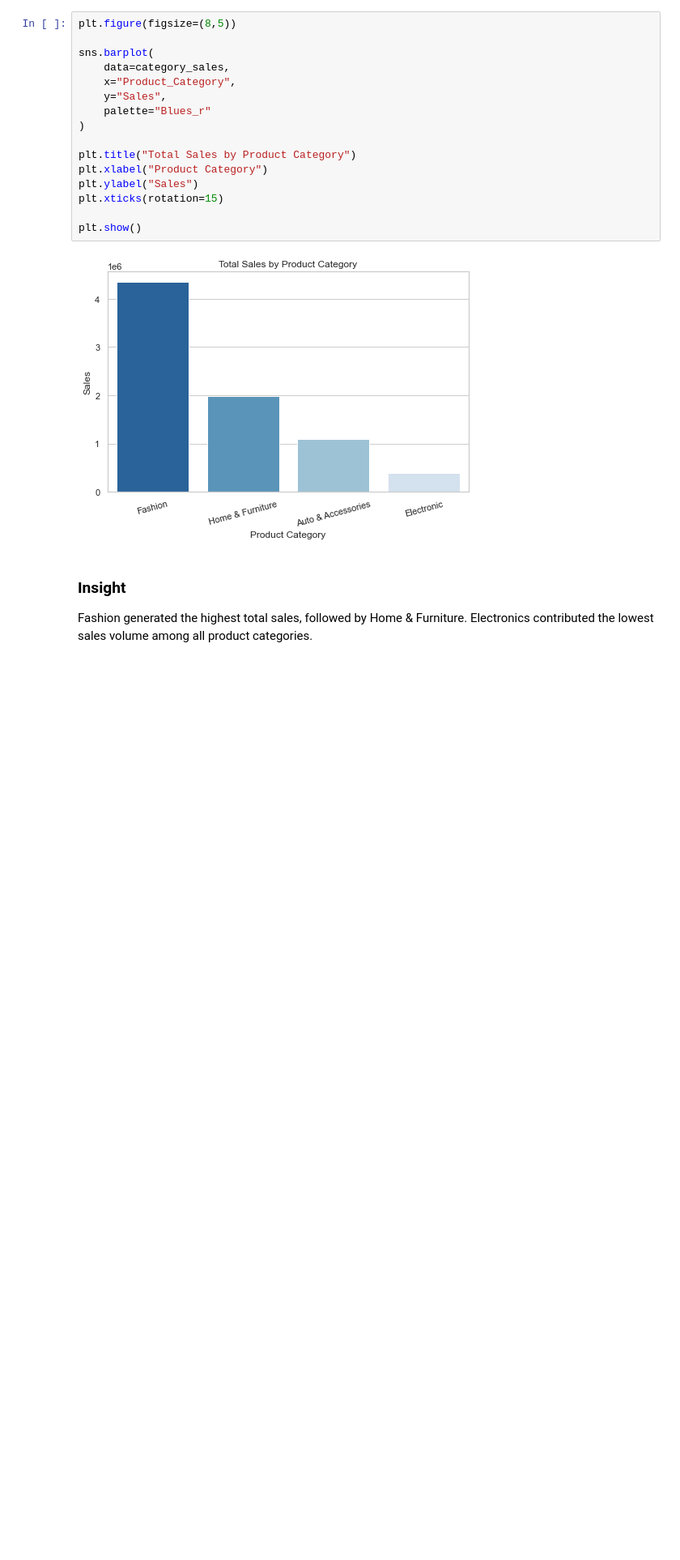
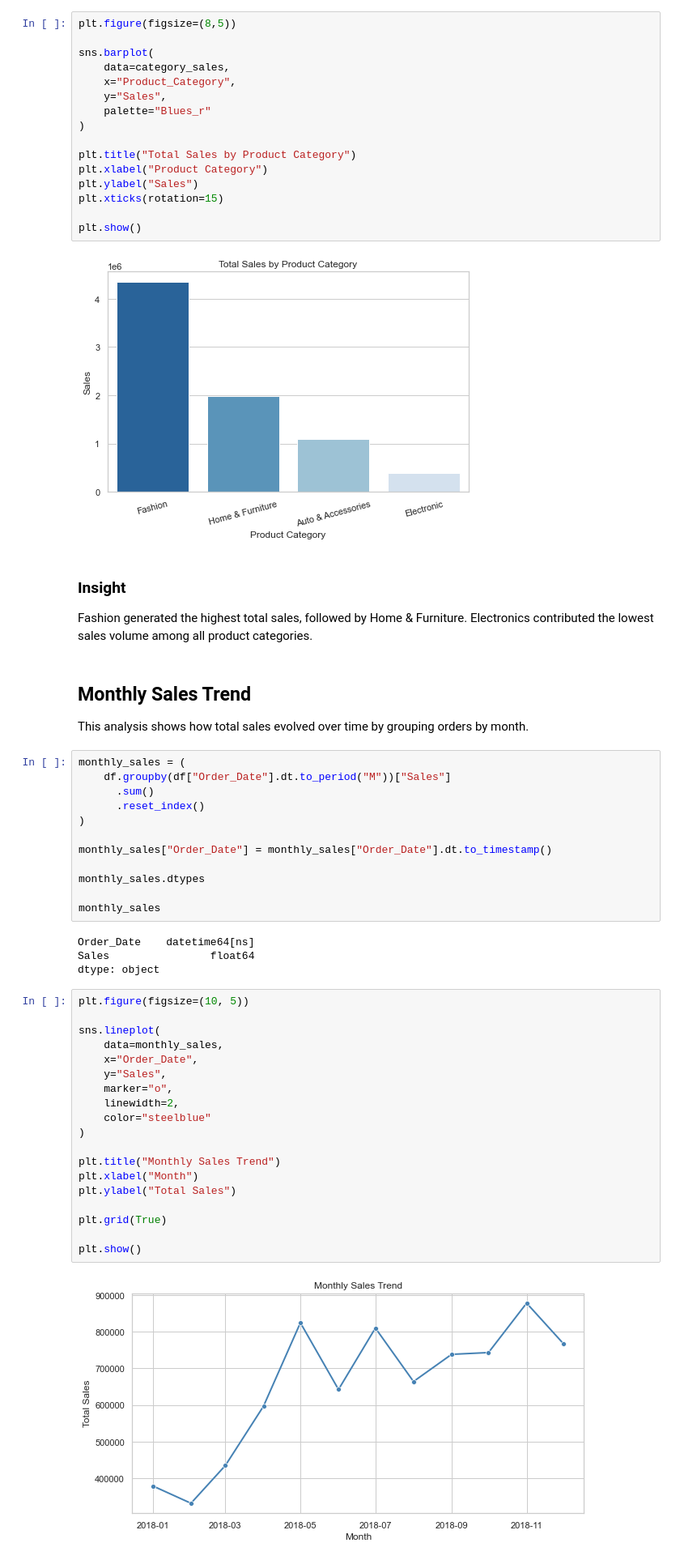
Before and after one commit to PaneloMartin/retail-sales-analysis, a Jupyter notebook: notebooks/01_data_exploration.ipynb, the cells around one changed output. Shown at 81% size. Drawn from its saved outputs; the diff is of its cells as text; blank space fills up the shorter version.

Commit message:
Complete exploratory sales analysis

```diff
--- a/notebooks/01_data_exploration.ipynb
+++ b/notebooks/01_data_exploration.ipynb
@@ -293,3 +293,44 @@ plt.show()
 
 Fashion generated the highest total sales, followed by Home & Furniture.
 Electronics contributed the lowest sales volume among all product categories.
+# %% [markdown]
+## Monthly Sales Trend
+
+This analysis shows how total sales evolved over time by grouping orders by month.
+# %%
+monthly_sales = (
+    df.groupby(df["Order_Date"].dt.to_period("M"))["Sales"]
+      .sum()
+      .reset_index()
+)
+
+monthly_sales["Order_Date"] = monthly_sales["Order_Date"].dt.to_timestamp()
+
+monthly_sales.dtypes
+
+monthly_sales
+# %% [output]
+Order_Date    datetime64[ns]
+Sales                float64
+dtype: object
+# %%
+plt.figure(figsize=(10, 5))
+
+sns.lineplot(
+    data=monthly_sales,
+    x="Order_Date",
+    y="Sales",
+    marker="o",
+    linewidth=2,
+    color="steelblue"
+)
+
+plt.title("Monthly Sales Trend")
+plt.xlabel("Month")
+plt.ylabel("Total Sales")
+
+plt.grid(True)
+
+plt.show()
+# %% [output]
+[figure, added]
```
Also changed, not shown: parts of 46 cells of this notebook, 1 other file.
